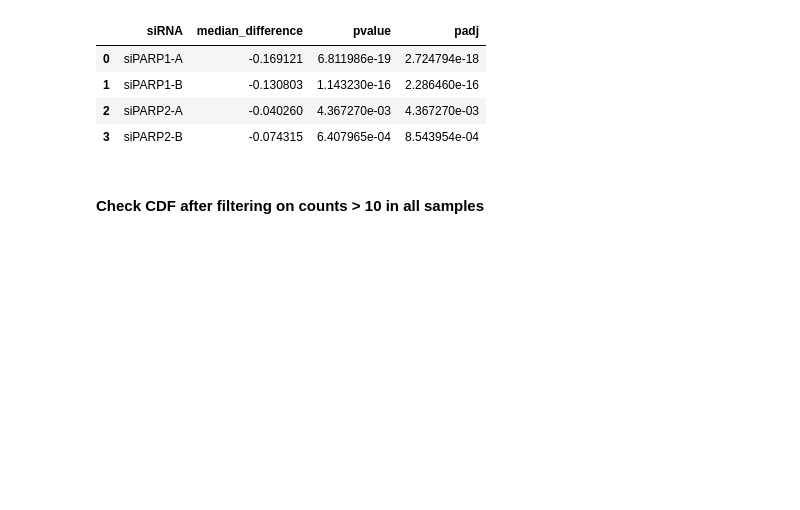
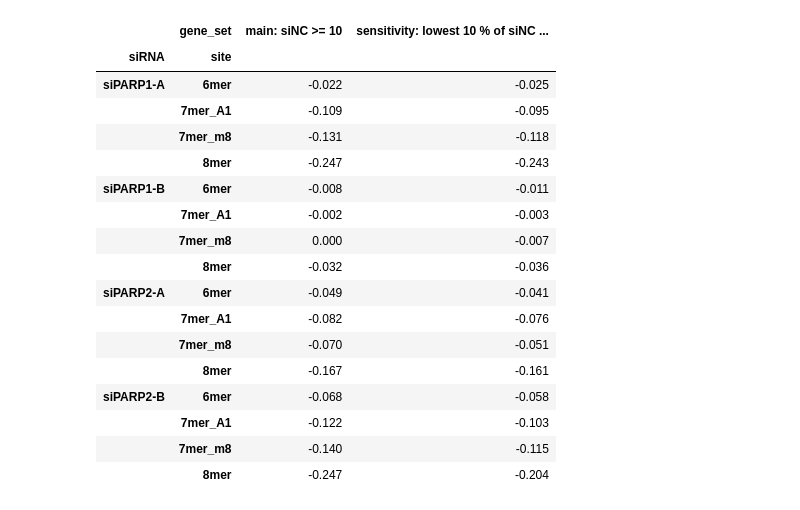
Before and after one commit to pietschM13/siRNA_off_target_effects, a Jupyter notebook: notebooks/GSE114273/04_off_target_analysis.ipynb, the cells around one changed output. Cells and saved outputs as stored; diff of their text form; code cells hidden in the pictures; blank space fills up the shorter version.

```diff
--- a/notebooks/GSE114273/04_off_target_analysis.ipynb
+++ b/notebooks/GSE114273/04_off_target_analysis.ipynb
@@ -132,15 +170,15 @@ for treatment, df in sirna_analysis.items():
 # %%
-# Validate seed-matching populations
+## Effect size: median log2FC of each site group minus median of 'none' (negative = repressed)
+site_groups = ["8mer", "7mer_m8", "7mer_A1", "6mer"]
 
-for treatment, df in sirna_analysis.items():
-
-    seed_column = f"{treatment.replace('-', '')}_target_8mer_A1_present"
-
-    seed_positive = df[seed_column].eq(True).sum()
-    seed_negative = df[seed_column].eq(False).sum()
-
-    print(f"\n{treatment}")
-    print("Total genes:", len(df))
-    print("Seed-positive:", seed_positive)
-    print("Seed-negative:", seed_negative)
+delta_median = {}
+for sirna in sirnas:
+    table = seed_dge_by_sirna[sirna].loc[main_genes]
+    median_none = table.loc[table["best_site"] == "none", "log2FoldChange"].median()
+    delta_median[sirna] = {
+        site: table.loc[table["best_site"] == site, "log2FoldChange"].median() - median_none
+        for site in site_groups
+    }
+delta_median = pd.DataFrame(delta_median)
+delta_median.round(3)
 # %% [output]
@@ -270,22 +238,24 @@ display(cdf_statistics_df.round(5))
 # %%
-# multiple-testing correction to
-
-from statsmodels.stats.multitest import multipletests
-
-cdf_statistics_df["padj"] = multipletests(
-    cdf_statistics_df["pvalue"],
-    method="fdr_bh"
-)[1]
-
-cdf_statistics_df[
-    ["siRNA", "median_difference", "pvalue", "padj"]
-]
+## Sensitivity: does the conclusion change with the permissive filter? (delta median log2FC)
+sensitivity = seed_stats.pivot_table(index=["siRNA", "site"], columns="gene_set", values="delta_median")
+sensitivity.round(3)
 # %% [output]
-|  | siRNA | median_difference | pvalue | padj |
-| 0 | siPARP1-A | -0.169121 | 6.811986e-19 | 2.724794e-18 |
-| 1 | siPARP1-B | -0.130803 | 1.143230e-16 | 2.286460e-16 |
-| 2 | siPARP2-A | -0.040260 | 4.367270e-03 | 4.367270e-03 |
-| 3 | siPARP2-B | -0.074315 | 6.407965e-04 | 8.543954e-04 |
+|  | gene_set | main: siNC >= 10 | sensitivity: lowest 10 % of siNC ... |
+| siRNA | site |  |  |
+| siPARP1-A | 6mer | -0.022 | -0.025 |
+|  | 7mer_A1 | -0.109 | -0.095 |
+|  | 7mer_m8 | -0.131 | -0.118 |
+|  | 8mer | -0.247 | -0.243 |
+| siPARP1-B | 6mer | -0.008 | -0.011 |
+|  | 7mer_A1 | -0.002 | -0.003 |
+|  | 7mer_m8 | 0.000 | -0.007 |
+|  | 8mer | -0.032 | -0.036 |
+| siPARP2-A | 6mer | -0.049 | -0.041 |
+|  | 7mer_A1 | -0.082 | -0.076 |
+|  | 7mer_m8 | -0.070 | -0.051 |
+|  | 8mer | -0.167 | -0.161 |
+| siPARP2-B | 6mer | -0.068 | -0.058 |
+|  | 7mer_A1 | -0.122 | -0.103 |
+|  | 7mer_m8 | -0.140 | -0.115 |
+|  | 8mer | -0.247 | -0.204 |
-# %% [markdown]
-#### Check CDF after filtering on counts > 10 in all samples
 # %%
```
Also changed, not shown: parts of 25 cells of this notebook, 4 other files.
